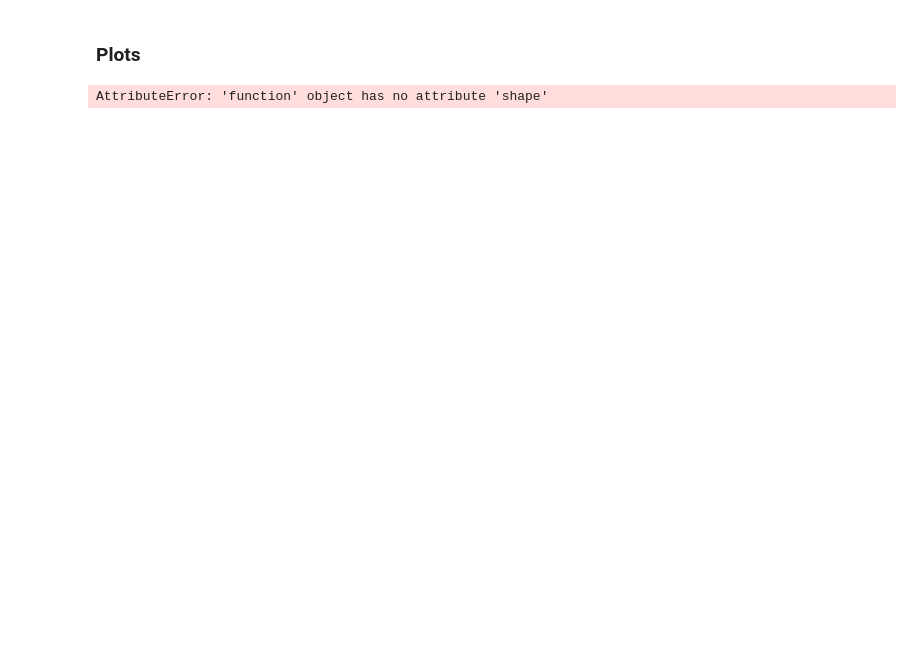
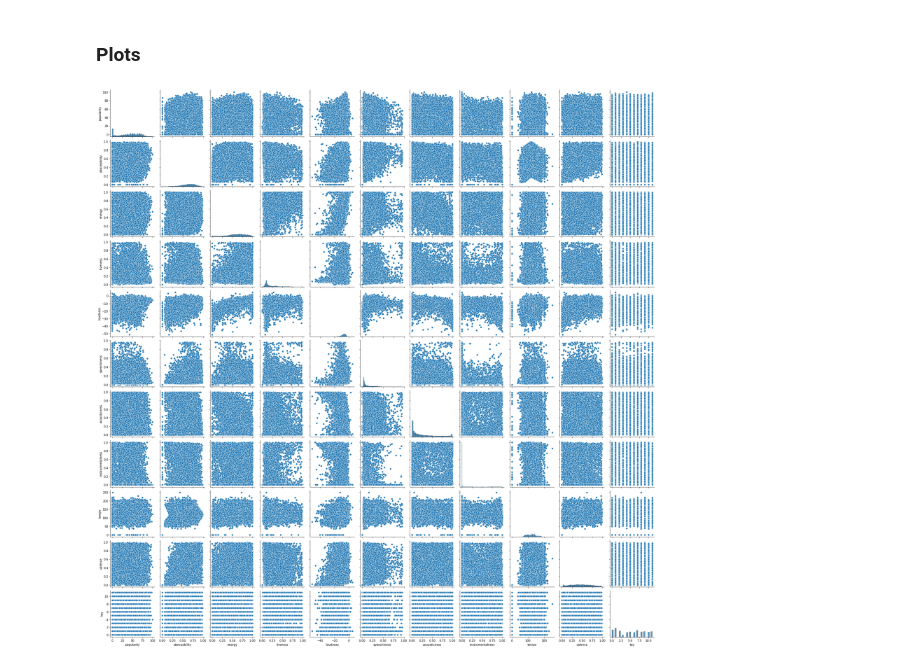
Before and after one commit to dominikglandorf/spotify-analysis, a Jupyter notebook: exp/002_exploratory_analysis.ipynb, the cells around one changed output. Drawn from its saved outputs; the diff is of its cells as text; code cells hidden in the pictures; blank space fills up the shorter version.

```diff
--- a/exp/002_exploratory_analysis.ipynb
+++ b/exp/002_exploratory_analysis.ipynb
@@ -7,6 +8,7 @@ import numpy as np
 # %%
-path = "C:/Users/Thinkpad/spotify-analysis/dat/tracks.csv"
+path = "../dat/tracks.csv"
 data = pd.read_csv(path)
-data.head
+print(data.head)
+data = data.drop(columns=['Unnamed: 0'])
 data.columns
 # %% [output]
@@ -17,10 +36,7 @@ Index(['Unnamed: 0', 'name', 'artist', 'popularity', 'danceability', 'energy',
 # %% [markdown]
 ### Plots
-# %%
-no_songs = data["Unnamed: 0"]
-pop = data["popularity"]
-pop_sort = pop.sort_values
-plt.plot(no_songs, pop_sort)
-plt.show()
-# %% [output]
-AttributeError: 'function' object has no attribute 'shape'
+# %%
+sns.pairplot(data)
+plt.show()
+# %% [output]
+[figure, added]
```
Also changed, not shown: parts of 3 cells of this notebook, 7 other files.
